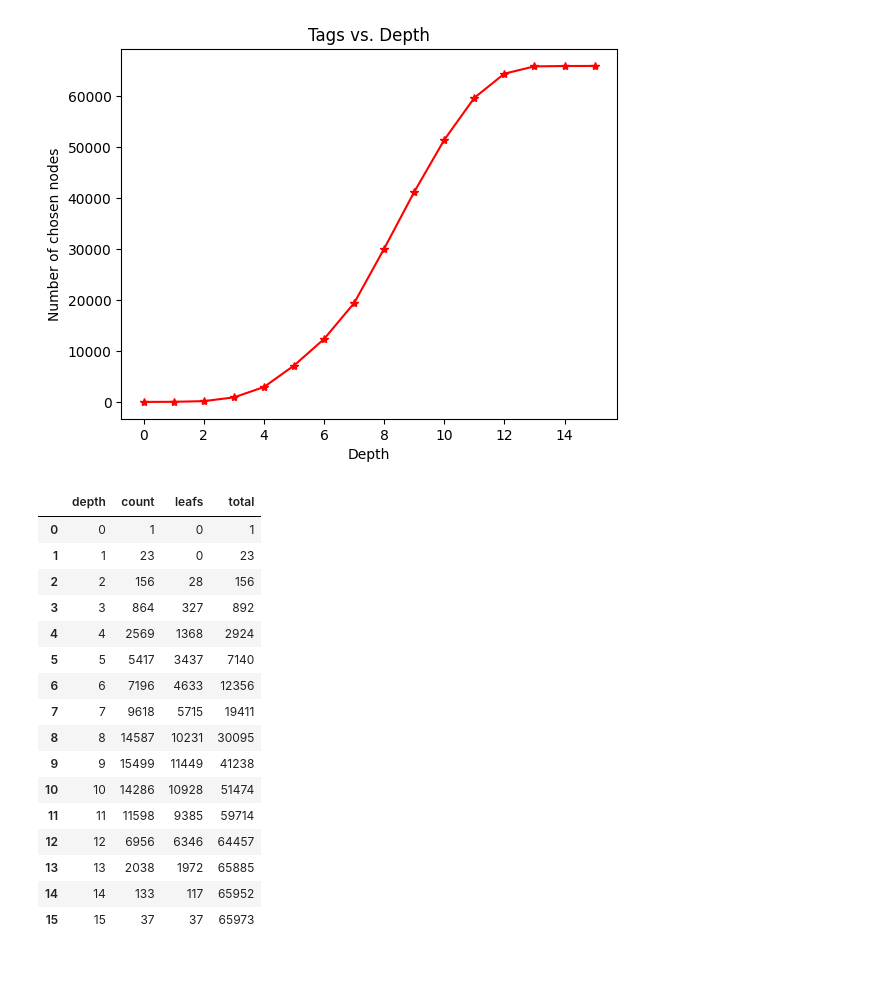
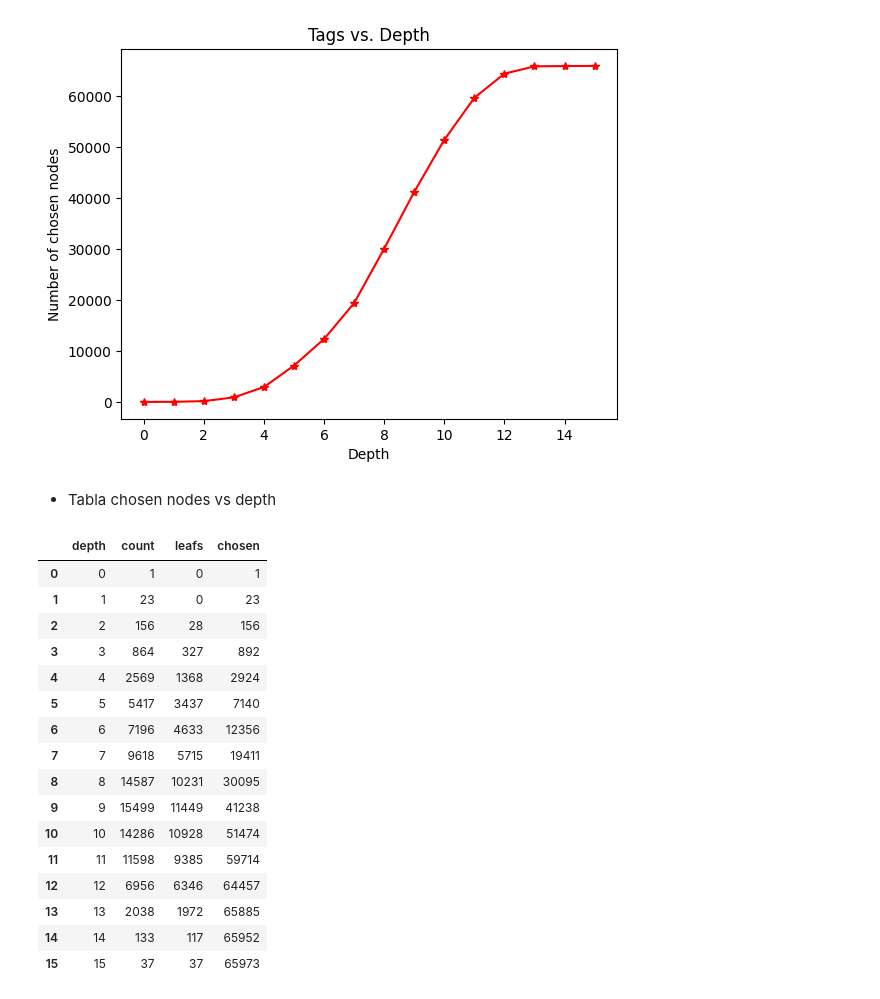
Before and after one commit to DgoMndez/DL-patogen-colab-DIIC, a Jupyter notebook: src/analysis/hpo-tree.ipynb, the cells around one changed output. Saved outputs shown, nothing was run; the diff lists cells and outputs as text; code cells hidden in the pictures; blank space fills up the shorter version.

Commit message:
hpo-tree dudas chosen nodes

```diff
--- a/src/analysis/hpo-tree.ipynb
+++ b/src/analysis/hpo-tree.ipynb
@@ -142,13 +147,15 @@ plt.show()
 # %% [output]
 [1, 23, 156, 892, 2924, 7140, 12356, 19411, 30095, 41238, 51474, 59714, 64457, 65885, 65952, 65973]
 [figure]
+# %% [markdown]
+* Tabla chosen nodes vs depth
 # %%
 # Save depth count
-dfDepth = pd.DataFrame({'depth': range(MAXDEPTH+1), 'count': contProfundidades, 'leafs': contHojas, 'total': y})
+dfDepth = pd.DataFrame({'depth': range(MAXDEPTH+1), 'count': contProfundidades, 'leafs': contHojas, 'chosen': y})
 dfDepth.to_csv(rDir + '/depth_count.csv', index=False, sep='\t')
 display(dfDepth)
 # %% [output]
-|  | depth | count | leafs | total |
+|  | depth | count | leafs | chosen |
 | 0 | 0 | 1 | 0 | 1 |
 | 1 | 1 | 23 | 0 | 23 |
 | 2 | 2 | 156 | 28 | 156 |
```
Also changed, not shown: parts of 2 cells of this notebook, 1 other file.
